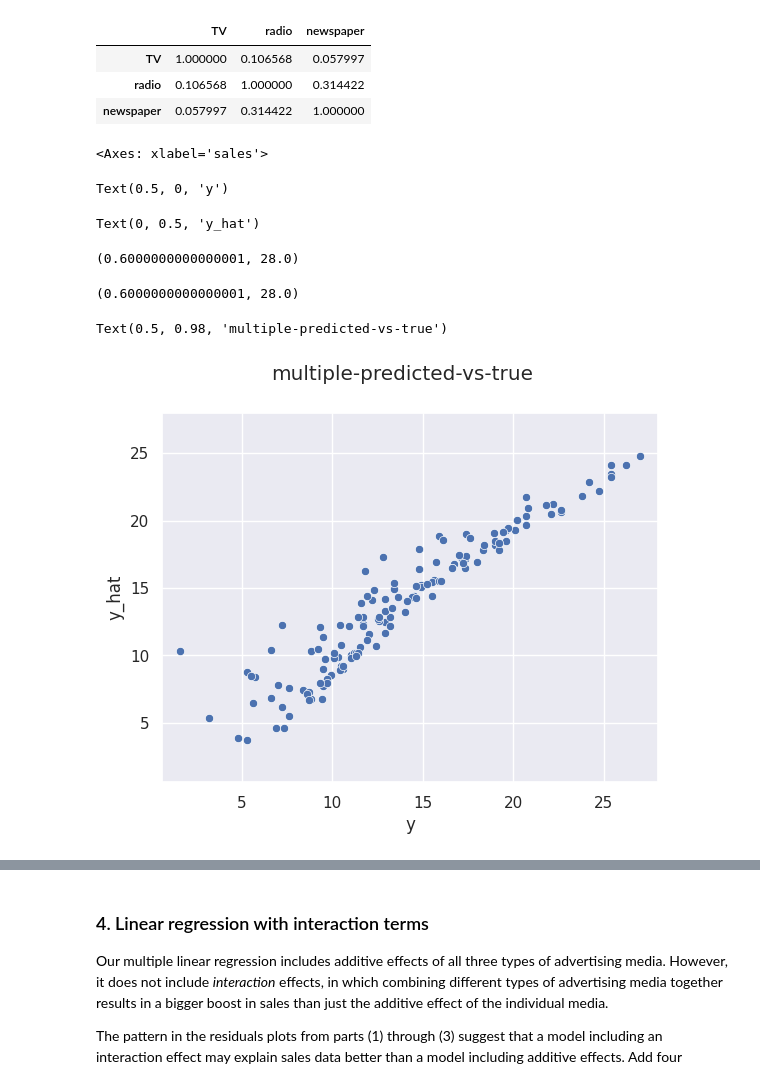
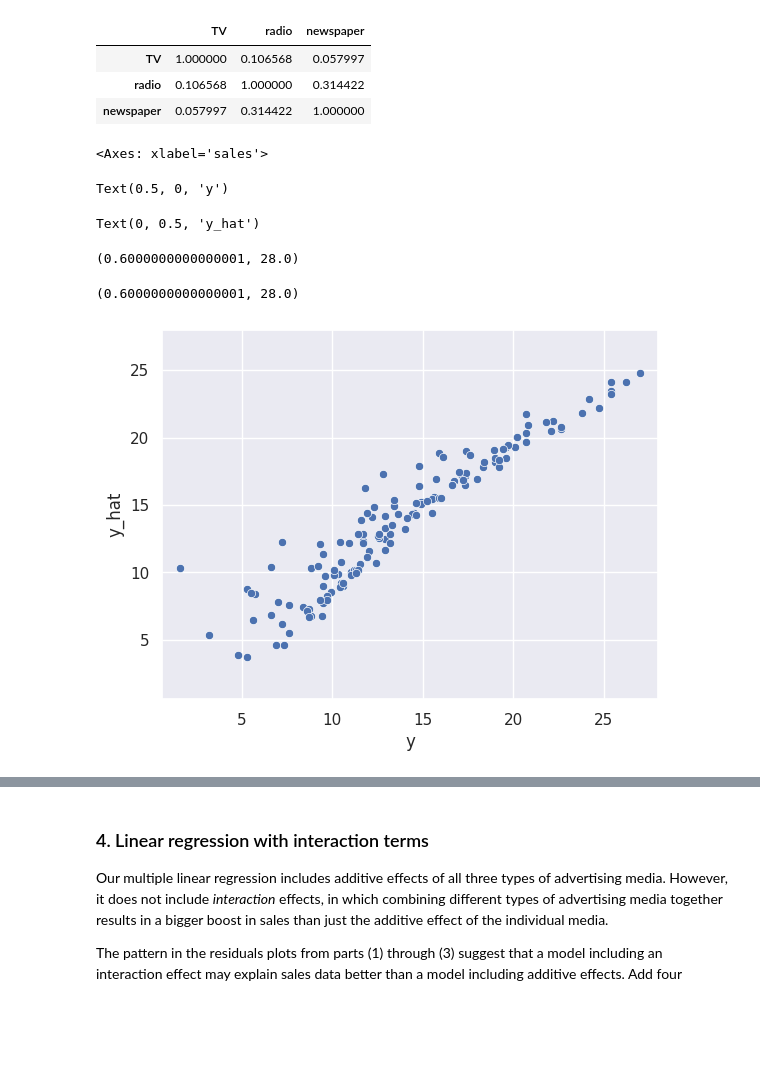
Before and after one commit to ShaktidharK1997/MLCourseProjects, a Jupyter notebook: lab-solution.ipynb, the cells around one changed output, grey strips where cells are left out. Saved outputs shown, nothing was run; the diff lists cells and outputs as text; code cells hidden in the pictures; blank space fills up the shorter version.

```diff
--- a/lab-solution.ipynb
+++ b/lab-solution.ipynb
@@ -571,22 +568,20 @@ train[['TV', 'radio', 'newspaper']].corr()
 # %%
 lim_hi = np.max(np.concatenate([train['sales'], y_pred_tr_multi]))
 lim_lo = np.min(np.concatenate([train['sales'], y_pred_tr_multi]))
 sns.scatterplot(x=train['sales'],y=y_pred_tr_multi)
 plt.xlabel('y');
 plt.ylabel('y_hat');
 
 plt.xlim(lim_lo-1, lim_hi+1);
 plt.ylim(lim_lo-1, lim_hi+1);
-plt.suptitle('multiple-predicted-vs-true')
 plt.savefig('multiple-predicted-vs-true.png')
 # %% [output]
 <Axes: xlabel='sales'>
 Text(0.5, 0, 'y')
 Text(0, 0.5, 'y_hat')
 (0.6000000000000001, 28.0)
 (0.6000000000000001, 28.0)
-Text(0.5, 0.98, 'multiple-predicted-vs-true')
-[figure, old version]
+[figure, new version]
 # %%
 residual_train_multiple = train['sales'] - y_pred_tr_multi
 # %%
```
Also changed, not shown: parts of 10 cells of this notebook.
